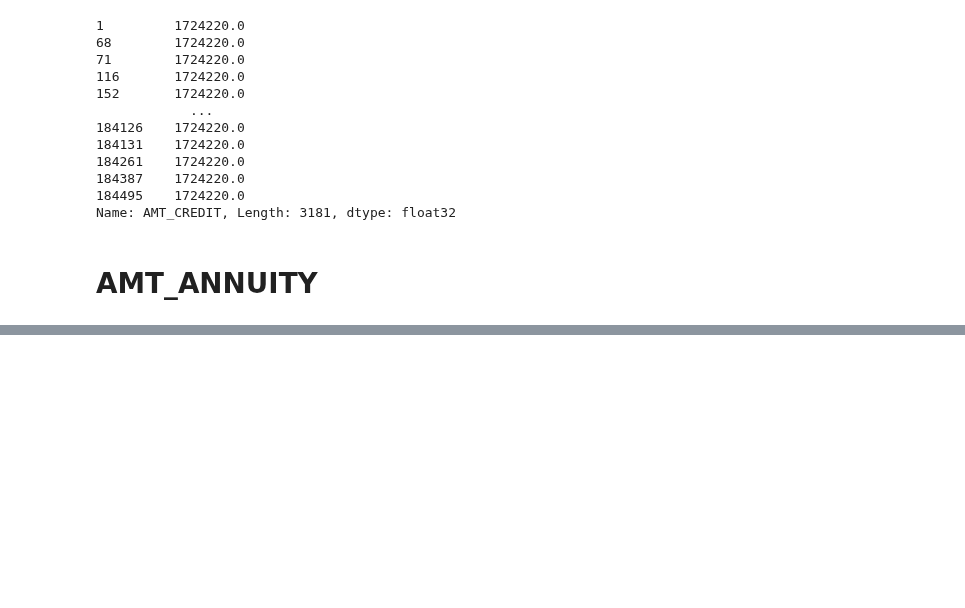
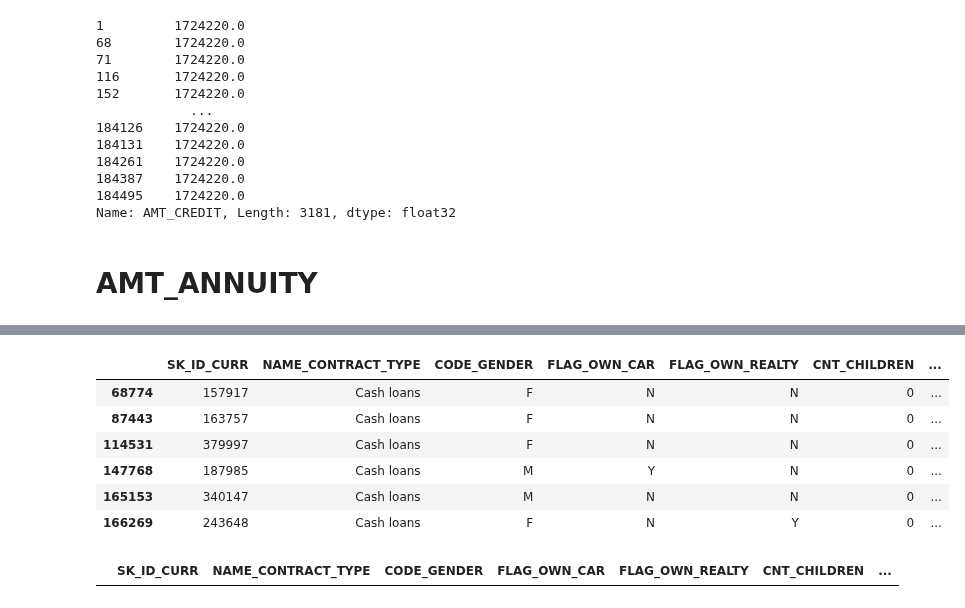
Before and after one commit to DhruvAwasthi/AI511_HOMELOAN_2022, a Jupyter notebook: notebooks/2022_12_08_master_eda.ipynb, the cells around one changed output, grey strips where cells are left out. Drawn from its saved outputs; the diff is of its cells as text; code cells hidden in the pictures; blank space fills up the shorter version.

```diff
--- a/notebooks/2022_12_08_master_eda.ipynb
+++ b/notebooks/2022_12_08_master_eda.ipynb
@@ -342,0 +389,5 @@ Name: AMT_CREDIT, Length: 3181, dtype: float32
+# %%
+print(f"Rows before: {df.shape[0]}")
+to_delete_indices = df[(df[column_name] >= 258025.5)].index
+df.drop(index=to_delete_indices, inplace=True)
+print(f"Rows after: {df.shape[0]}")
@@ -342,0 +397,4 @@ Name: AMT_CREDIT, Length: 3181, dtype: float32
+# %%
+print(f"Before deleting: {len(index_of_outliers)}")
+index_of_outliers = index_of_outliers.drop(to_delete_indices)
+print(f"After deleting: {len(index_of_outliers)}")
@@ -342,0 +404,6 @@ Name: AMT_CREDIT, Length: 3181, dtype: float32
+# %%
+lowest_outlier_value = more_than_mean[0]
+index_lowest_outlier_value = np.where(unique_values == lowest_outlier_value)[0][0]
+print(f"Lowest outlier value in unique values: {lowest_outlier_value}")
+print(f"Index of lowest outlier value in unique values: {index_lowest_outlier_value}")
+print(f"Outliers will be trimmed to: {unique_values[index_lowest_outlier_value - 1]}")
@@ -342,0 +414,3 @@ Name: AMT_CREDIT, Length: 3181, dtype: float32
+# %%
+df.loc[index_of_outliers, column_name] = unique_values[index_lowest_outlier_value - 1]
+df[column_name][index_of_outliers]
@@ -342,0 +430,15 @@ Name: AMT_CREDIT, Length: 3181, dtype: float32
+# %%
+df[df[column_name].isna()]
+# %% [output]
+|  | SK_ID_CURR | NAME_CONTRACT_TYPE | CODE_GENDER | FLAG_OWN_CAR | FLAG_OWN_REALTY | CNT_CHILDREN | ... |
+| 68774 | 157917 | Cash loans | F | N | N | 0 | ... |
+| 87443 | 163757 | Cash loans | F | N | N | 0 | ... |
+| 114531 | 379997 | Cash loans | F | N | N | 0 | ... |
+| 147768 | 187985 | Cash loans | M | Y | N | 0 | ... |
+| 165153 | 340147 | Cash loans | M | N | N | 0 | ... |
+| 166269 | 243648 | Cash loans | F | N | Y | 0 | ... |
+# %%
+df[column_name].fillna(column_mean_without_outliers, inplace=True)
+df[df[column_name].isna()]
+# %% [output]
+|  | SK_ID_CURR | NAME_CONTRACT_TYPE | CODE_GENDER | FLAG_OWN_CAR | FLAG_OWN_REALTY | CNT_CHILDREN | ... |
```
Also changed, not shown: parts of 12 cells of this notebook, 2 other files.
